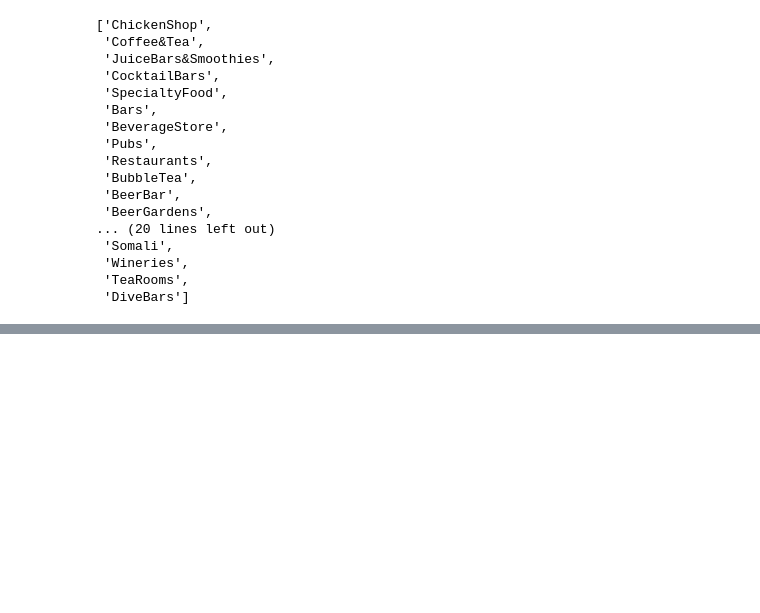
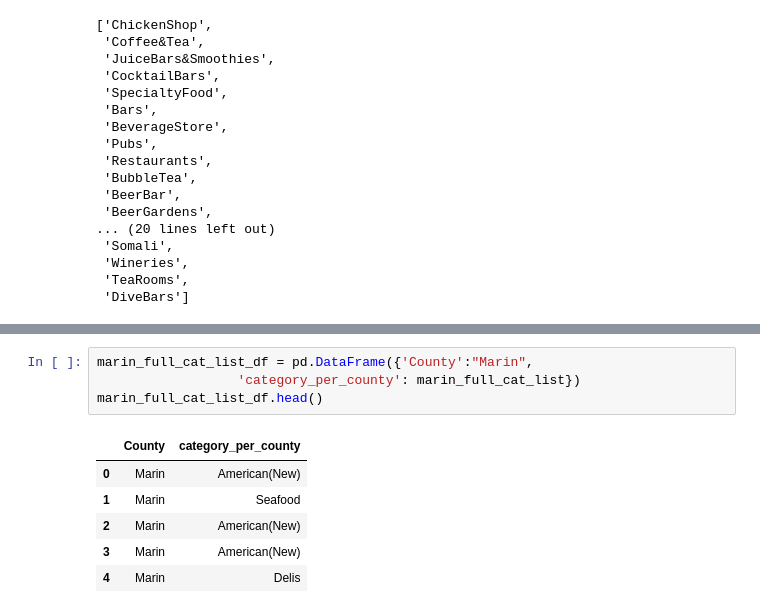
Before and after one commit to lquasem/Project-1, a Jupyter notebook: testing and analysis 7.10.2019.ipynb, the cells around one changed output, grey strips where cells are left out. Drawn from its saved outputs; the diff is of its cells as text; blank space fills up the shorter version.

```diff
--- a/testing and analysis 7.10.2019.ipynb
+++ b/testing and analysis 7.10.2019.ipynb
@@ -1208,0 +1251,11 @@ santa_clara_non_approved
+# %%
+marin_full_cat_list_df = pd.DataFrame({'County':"Marin",
+                  'category_per_county': marin_full_cat_list})
+marin_full_cat_list_df.head()
+# %% [output]
+|  | County | category_per_county |
+| 0 | Marin | American(New) |
+| 1 | Marin | Seafood |
+| 2 | Marin | American(New) |
+| 3 | Marin | American(New) |
+| 4 | Marin | Delis |
```
Also changed, not shown: parts of 11 cells of this notebook.
